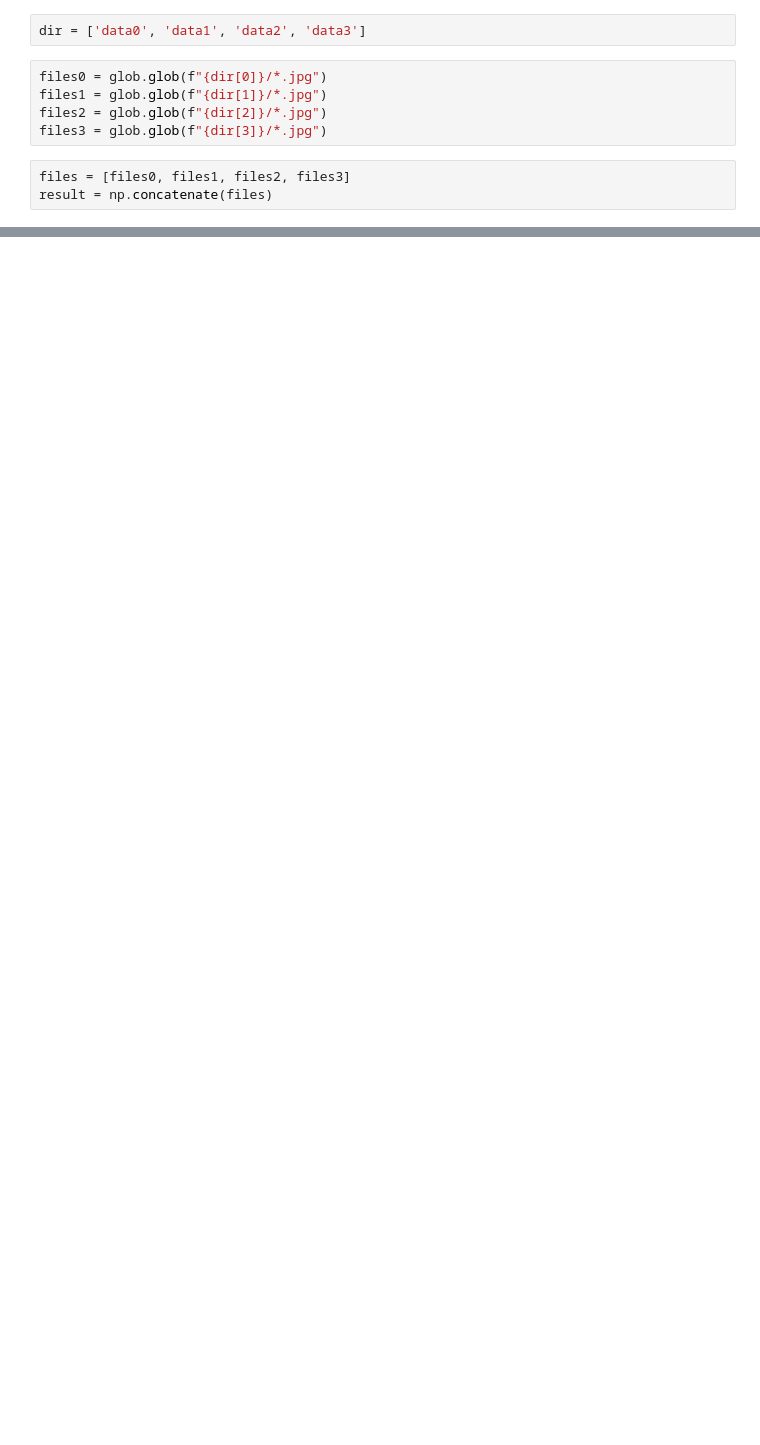
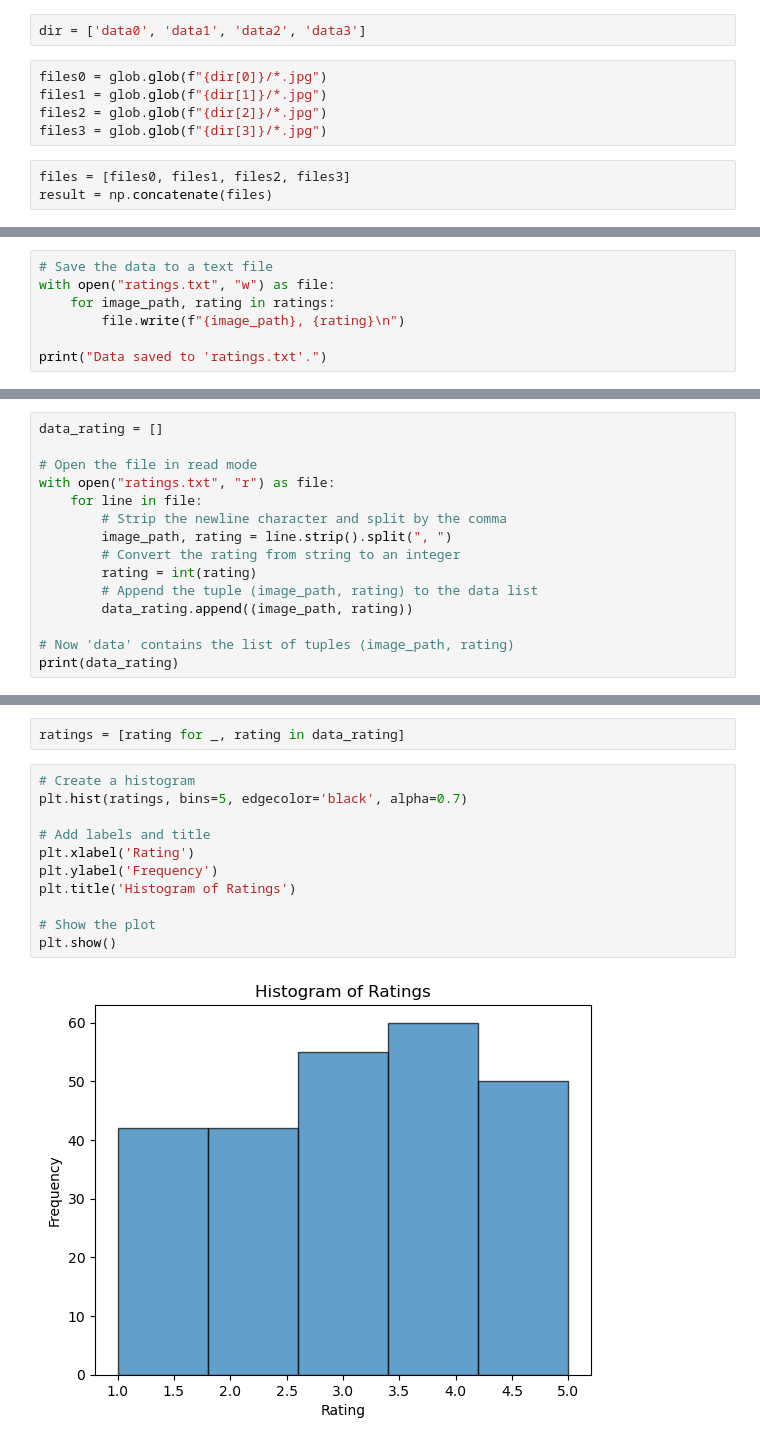
Before and after one commit to evittaka/CognitiveModelling, a Jupyter notebook: Project1.ipynb, the cells around one changed output, grey strips where cells are left out. Drawn from its saved outputs; the diff is of its cells as text; blank space fills up the shorter version.

```diff
--- a/Project1.ipynb
+++ b/Project1.ipynb
@@ -69,0 +96,7 @@ root.mainloop()
+# %%
+# Save the data to a text file
+with open("ratings.txt", "w") as file:
+    for image_path, rating in ratings:
+        file.write(f"{image_path}, {rating}\n")
+
+print("Data saved to 'ratings.txt'.")
@@ -69,0 +105,15 @@ root.mainloop()
+# %%
+data_rating = []
+
+# Open the file in read mode
+with open("ratings.txt", "r") as file:
+    for line in file:
+        # Strip the newline character and split by the comma
+        image_path, rating = line.strip().split(", ")
+        # Convert the rating from string to an integer
+        rating = int(rating)
+        # Append the tuple (image_path, rating) to the data list
+        data_rating.append((image_path, rating))
+
+# Now 'data' contains the list of tuples (image_path, rating)
+print(data_rating)
@@ -69,0 +122,15 @@ root.mainloop()
+# %%
+ratings = [rating for _, rating in data_rating]
+# %%
+# Create a histogram
+plt.hist(ratings, bins=5, edgecolor='black', alpha=0.7)
+
+# Add labels and title
+plt.xlabel('Rating')
+plt.ylabel('Frequency')
+plt.title('Histogram of Ratings')
+
+# Show the plot
+plt.show()
+# %% [output]
+[figure, added]
```
Also changed, not shown: parts of 36 cells of this notebook, 1 other file.
